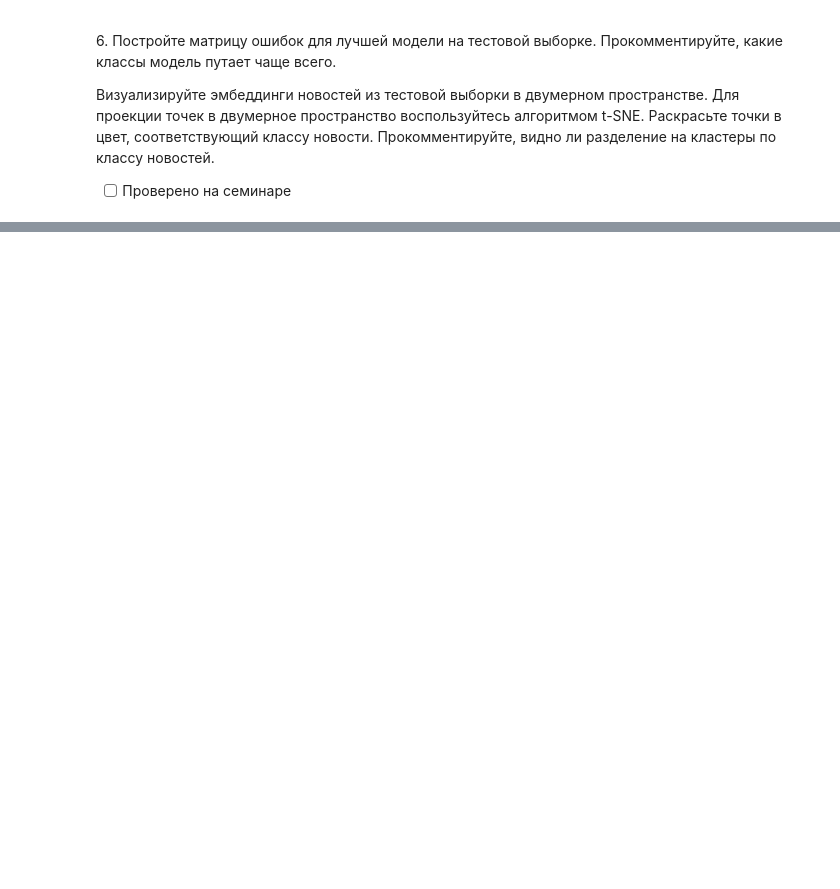
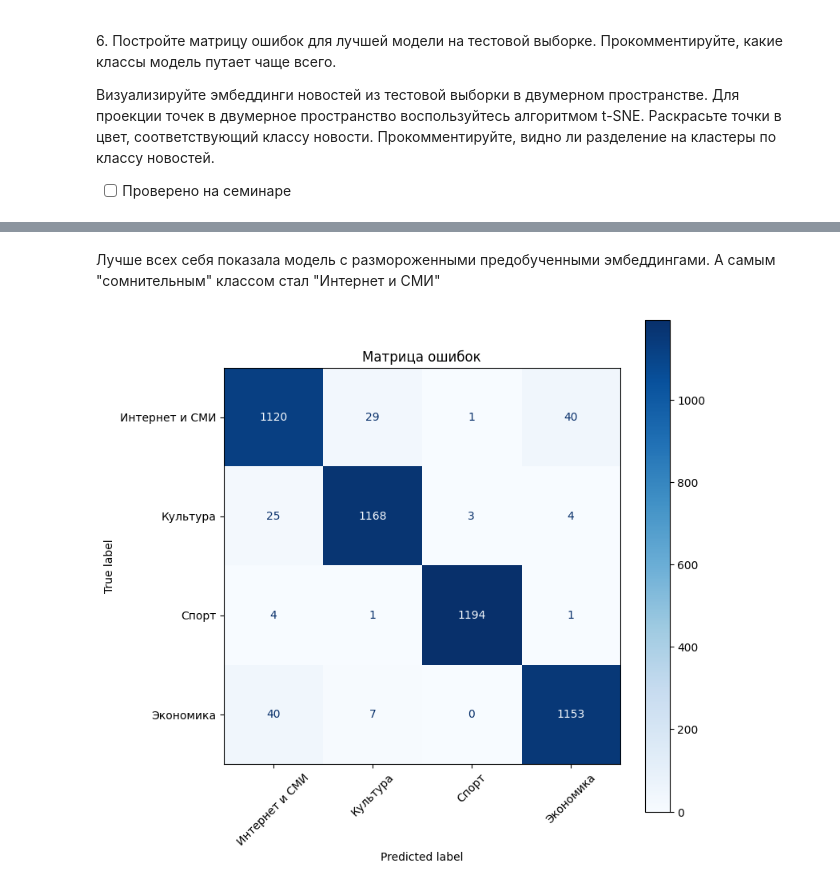
Before and after one commit to Ackrome/FU, a Jupyter notebook: Course_3/NLP/02_embeddings/02_3_embeddings_for_text_classification.ipynb, the cells around one changed output, grey strips where cells are left out. Saved outputs shown, nothing was run; the diff lists cells and outputs as text; code cells hidden in the pictures; blank space fills up the shorter version.

```diff
--- a/Course_3/NLP/02_embeddings/02_3_embeddings_for_text_classification.ipynb
+++ b/Course_3/NLP/02_embeddings/02_3_embeddings_for_text_classification.ipynb
@@ -298,3 +665,24 @@ print(f"Классы: {train_dataset.label2id}")
 5\. Повторите решение задачи 3, не замораживая веса слоя эмбеддингов. Сравните качество полученного решения и решений из предыдущих задач, а также время, затраченное на обучения моделей.
 
 - [ ] Проверено на семинаре
+# %%
+class NavecIvanTishchenkoPL(IvanTishchenkoPL):
+    def __init__(self, weights, num_classes=4, padding_idx=0):
+        super().__init__(
+            vocab_size=weights.shape[0],
+            embed_dim=weights.shape[1],
+            num_classes=num_classes,
+            padding_idx=padding_idx
+        )
+
+        self.embedding = nn.Embedding.from_pretrained(
+            weights,
+            freeze=False,
+            padding_idx=padding_idx
+        )
+
+pretrained_model_unf = NavecIvanTishchenkoPL(
+    weights=weights_tensor,
+    num_classes=4,
+    padding_idx=0
+)
@@ -308,0 +837,13 @@ print(f"Классы: {train_dataset.label2id}")
+# %% [markdown]
+Лучше всех себя показала модель с размороженными предобученными эмбеддингами. А самым "сомнительным" классом стал "Интернет и СМИ"
+# %%
+y_true, y_pred = get_all_preds(pretrained_model_unf, test_loader)
+
+cm = confusion_matrix(y_true, y_pred)
+fig, ax = plt.subplots(figsize=(8, 8))
+disp = ConfusionMatrixDisplay(confusion_matrix=cm, display_labels=target_names)
+disp.plot(ax=ax, cmap=plt.cm.Blues, xticks_rotation=45)
+plt.title("Матрица ошибок")
+plt.show()
+# %% [output]
+[figure, added]
```
Also changed, not shown: parts of 26 cells of this notebook, 6 other files.
